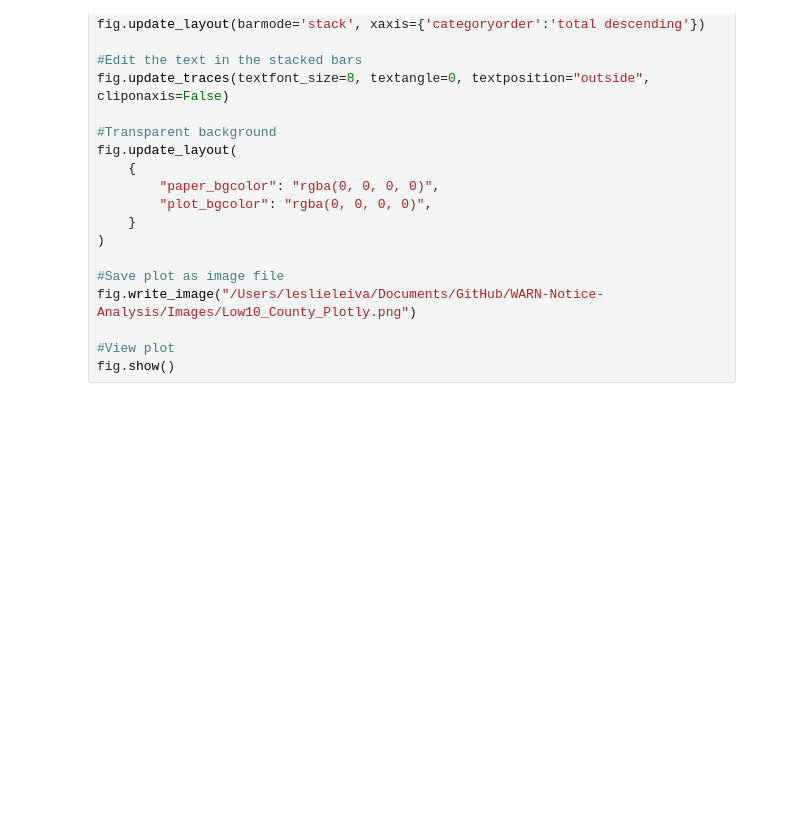
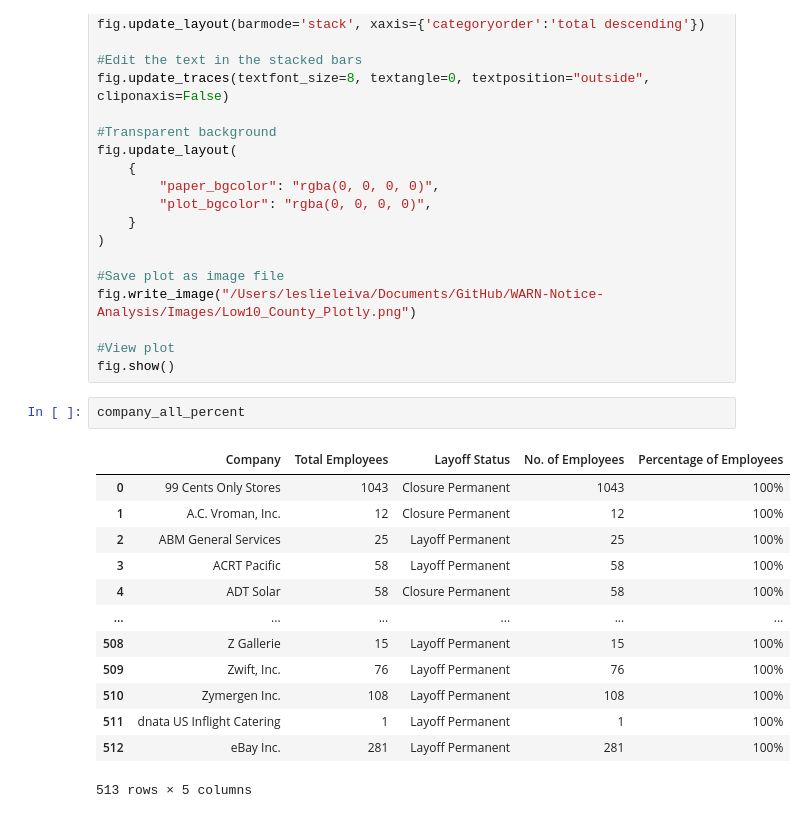
Before and after one commit to lleiva25/WARN-Notice-Analysis, a Jupyter notebook: WARN_Notice_Database_Analysis.ipynb, the cells around one changed output. Cells and saved outputs as stored; diff of their text form; blank space fills up the shorter version.

```diff
--- a/WARN_Notice_Database_Analysis.ipynb
+++ b/WARN_Notice_Database_Analysis.ipynb
@@ -1550,3 +1666,19 @@ fig.write_image("/Users/leslieleiva/Documents/GitHub/WARN-Notice-Analysis/Images
 
 #View plot
 fig.show()
+# %%
+company_all_percent
+# %% [output]
+|  | Company | Total Employees | Layoff Status | No. of Employees | Percentage of Employees |
+| 0 | 99 Cents Only Stores | 1043 | Closure Permanent | 1043 | 100% |
+| 1 | A.C. Vroman, Inc. | 12 | Closure Permanent | 12 | 100% |
+| 2 | ABM General Services | 25 | Layoff Permanent | 25 | 100% |
+| 3 | ACRT Pacific | 58 | Layoff Permanent | 58 | 100% |
+| 4 | ADT Solar | 58 | Closure Permanent | 58 | 100% |
+| ... | ... | ... | ... | ... | ... |
+| 508 | Z Gallerie | 15 | Layoff Permanent | 15 | 100% |
+| 509 | Zwift, Inc. | 76 | Layoff Permanent | 76 | 100% |
+| 510 | Zymergen Inc. | 108 | Layoff Permanent | 108 | 100% |
+| 511 | dnata US Inflight Catering | 1 | Layoff Permanent | 1 | 100% |
+| 512 | eBay Inc. | 281 | Layoff Permanent | 281 | 100% |
+513 rows × 5 columns
```
Also changed, not shown: parts of 18 cells of this notebook, 5 other files.
